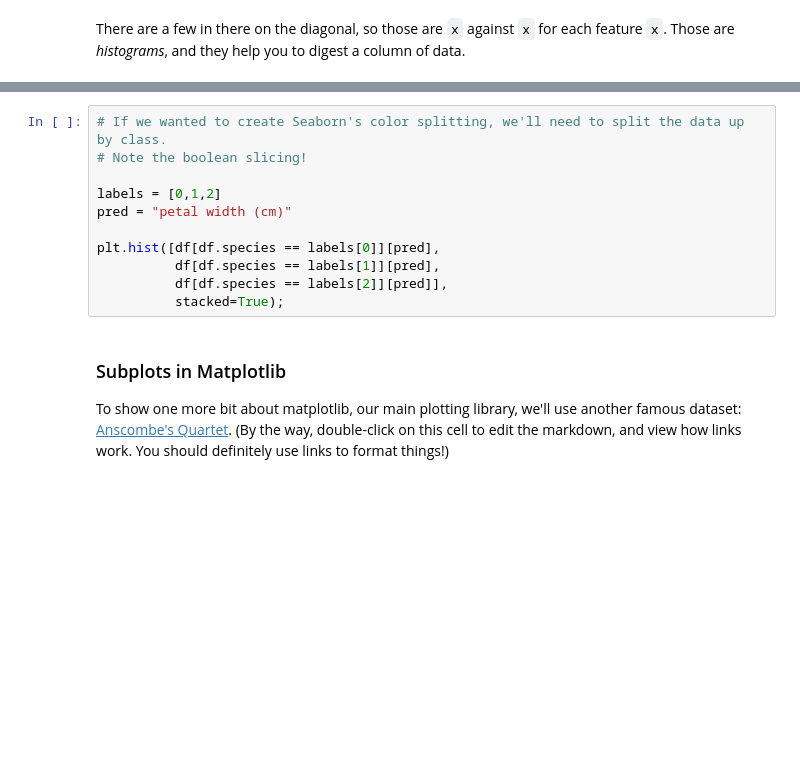
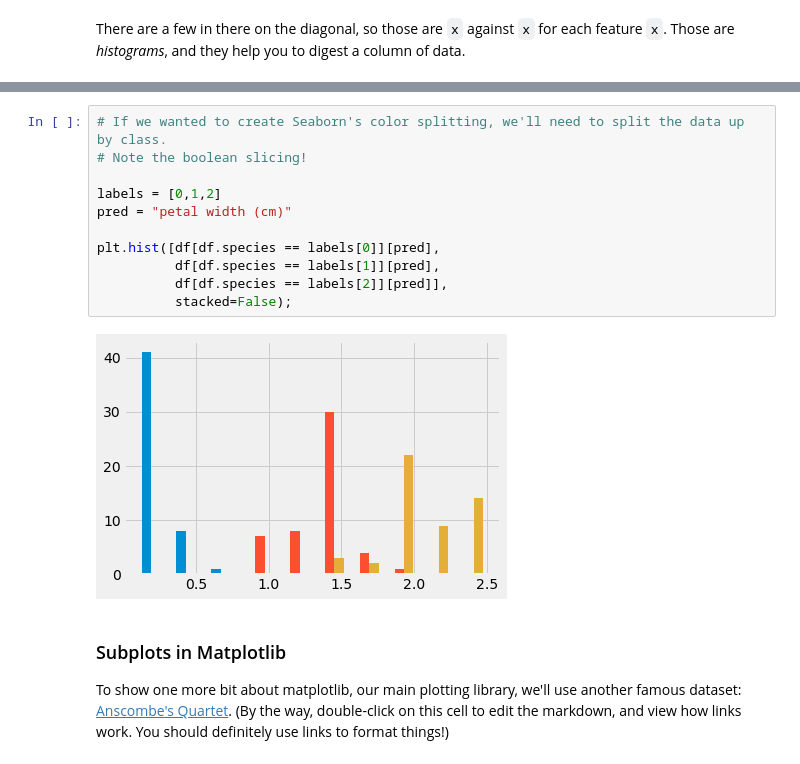
Before and after one commit to nzufelt/jupyter_notebooks_ML_2018, a Jupyter notebook: lessons/Intro_to_jupyter.ipynb, the cells around one changed output, grey strips where cells are left out. Saved outputs shown, nothing was run; the diff lists cells and outputs as text; blank space fills up the shorter version.

```diff
--- a/lessons/Intro_to_jupyter.ipynb
+++ b/lessons/Intro_to_jupyter.ipynb
@@ -200,14 +341,16 @@ There are a few in there on the diagonal, so those are `x` against `x` for each
 # %%
 # If we wanted to create Seaborn's color splitting, we'll need to split the data up by class.
 # Note the boolean slicing!
 
 labels = [0,1,2]
 pred = "petal width (cm)"
 
 plt.hist([df[df.species == labels[0]][pred],
           df[df.species == labels[1]][pred],
           df[df.species == labels[2]][pred]],
-          stacked=True);
+          stacked=False);
+# %% [output]
+[figure, added]
 # %% [markdown]
 ### Subplots in Matplotlib
 
```
Also changed, not shown: parts of 30 cells of this notebook, 3 other files.
